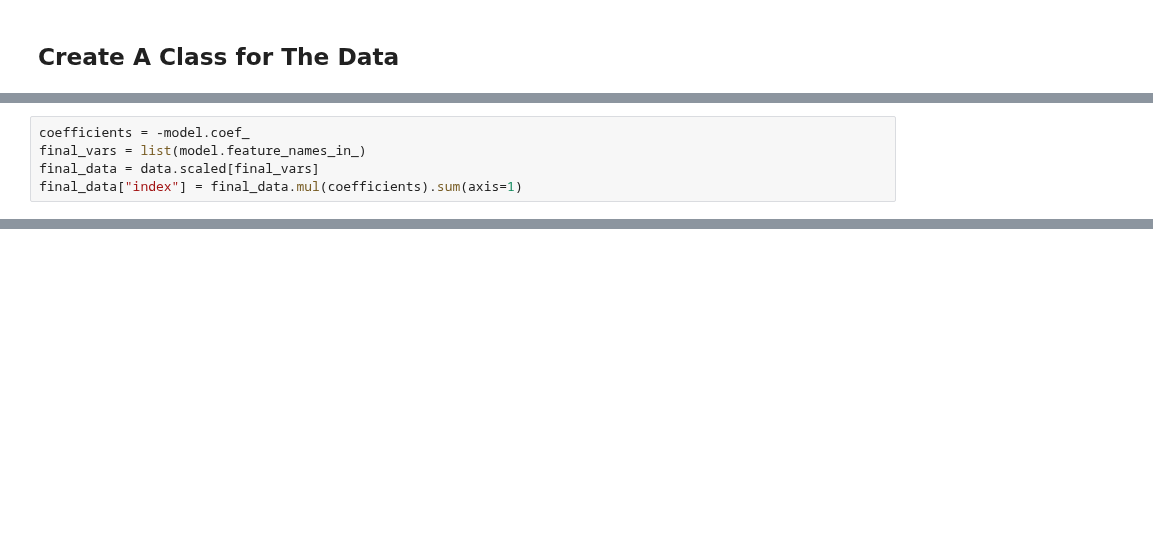
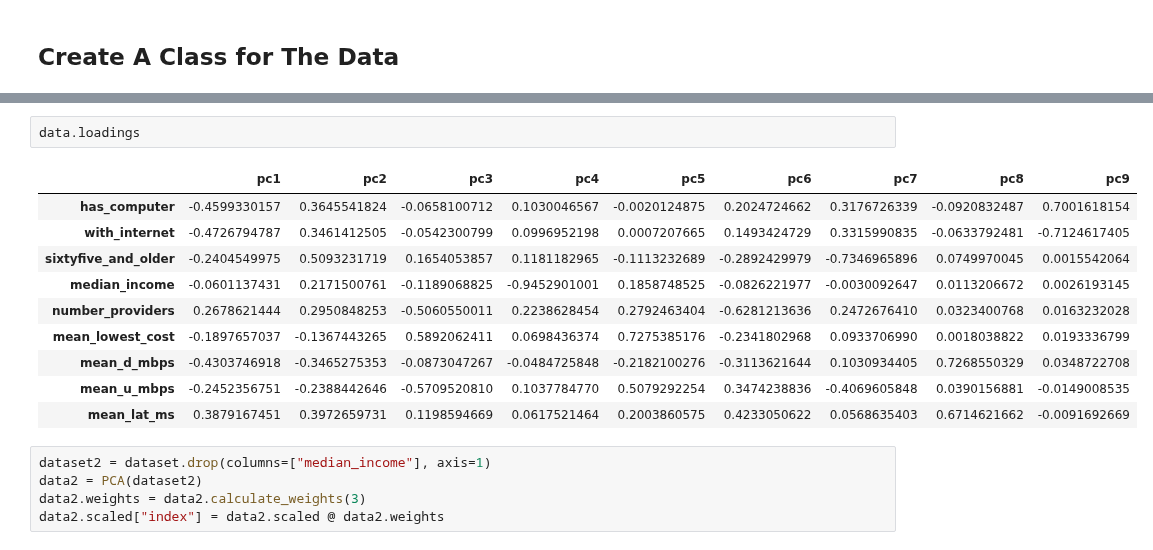
Before and after one commit to nicholasptran/eastern-washington-digital-equity, a Jupyter notebook: notebooks/pca_python1.ipynb, the cells around one changed output, grey strips where cells are left out. Saved outputs shown, nothing was run; the diff lists cells and outputs as text; blank space fills up the shorter version.

```diff
--- a/notebooks/pca_python1.ipynb
+++ b/notebooks/pca_python1.ipynb
@@ -296,5 +62,0 @@ fin_df
-# %%
-coefficients = -model.coef_
-final_vars = list(model.feature_names_in_)
-final_data = data.scaled[final_vars]
-final_data["index"] = final_data.mul(coefficients).sum(axis=1)
@@ -325,0 +237,18 @@ cronbach_alpha(final_data)
+# %%
+data.loadings
+# %% [output]
+|  | pc1 | pc2 | pc3 | pc4 | pc5 | pc6 | pc7 | pc8 | pc9 |
+| has_computer | -0.4599330157 | 0.3645541824 | -0.0658100712 | 0.1030046567 | -0.0020124875 | 0.2024724662 | 0.3176726339 | -0.0920832487 | 0.7001618154 |
+| with_internet | -0.4726794787 | 0.3461412505 | -0.0542300799 | 0.0996952198 | 0.0007207665 | 0.1493424729 | 0.3315990835 | -0.0633792481 | -0.7124617405 |
+| sixtyfive_and_older | -0.2404549975 | 0.5093231719 | 0.1654053857 | 0.1181182965 | -0.1113232689 | -0.2892429979 | -0.7346965896 | 0.0749970045 | 0.0015542064 |
+| median_income | -0.0601137431 | 0.2171500761 | -0.1189068825 | -0.9452901001 | 0.1858748525 | -0.0826221977 | -0.0030092647 | 0.0113206672 | 0.0026193145 |
+| number_providers | 0.2678621444 | 0.2950848253 | -0.5060550011 | 0.2238628454 | 0.2792463404 | -0.6281213636 | 0.2472676410 | 0.0323400768 | 0.0163232028 |
+| mean_lowest_cost | -0.1897657037 | -0.1367443265 | 0.5892062411 | 0.0698436374 | 0.7275385176 | -0.2341802968 | 0.0933706990 | 0.0018038822 | 0.0193336799 |
+| mean_d_mbps | -0.4303746918 | -0.3465275353 | -0.0873047267 | -0.0484725848 | -0.2182100276 | -0.3113621644 | 0.1030934405 | 0.7268550329 | 0.0348722708 |
+| mean_u_mbps | -0.2452356751 | -0.2388442646 | -0.5709520810 | 0.1037784770 | 0.5079292254 | 0.3474238836 | -0.4069605848 | 0.0390156881 | -0.0149008535 |
+| mean_lat_ms | 0.3879167451 | 0.3972659731 | 0.1198594669 | 0.0617521464 | 0.2003860575 | 0.4233050622 | 0.0568635403 | 0.6714621662 | -0.0091692669 |
+# %%
+dataset2 = dataset.drop(columns=["median_income"], axis=1)
+data2 = PCA(dataset2)
+data2.weights = data2.calculate_weights(3)
+data2.scaled["index"] = data2.scaled @ data2.weights
```
Also changed, not shown: parts of 43 cells of this notebook, 15 other files.
